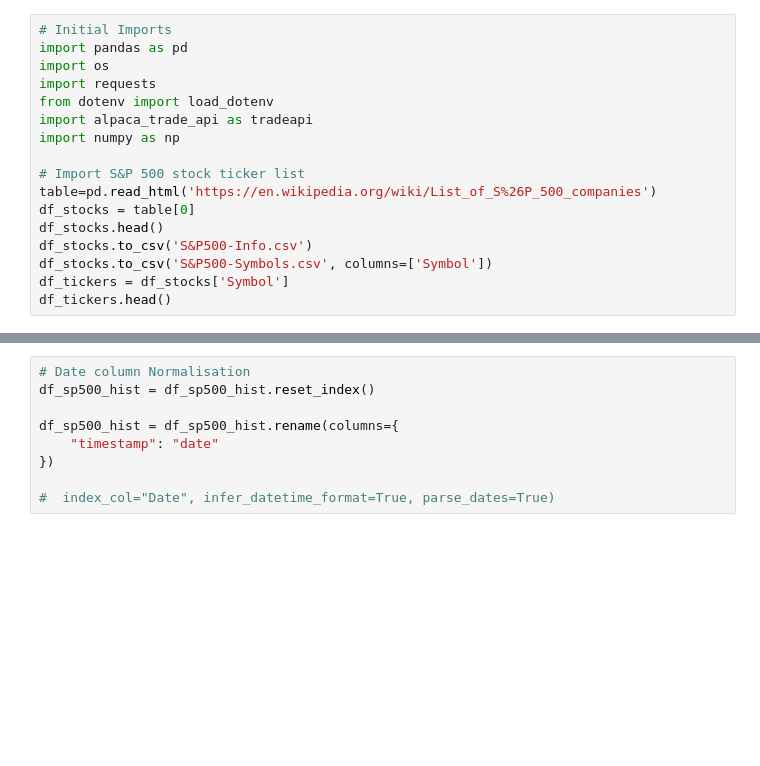
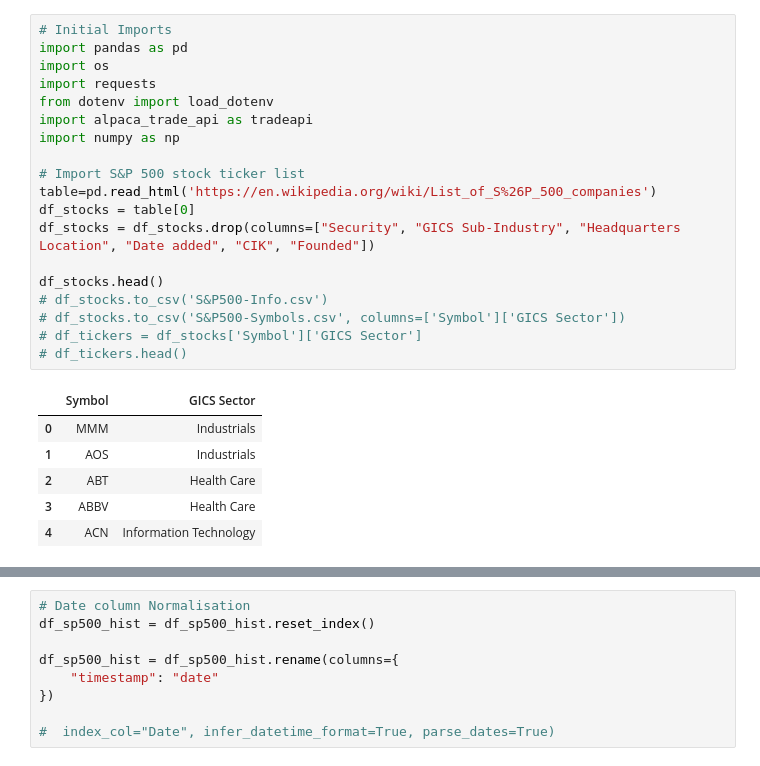
Before and after one commit to sdholmstrom/Project-1---Team-1, a Jupyter notebook: project_1_sh.ipynb, the cells around one changed output, grey strips where cells are left out. Drawn from its saved outputs; the diff is of its cells as text; blank space fills up the shorter version.

```diff
--- a/project_1_sh.ipynb
+++ b/project_1_sh.ipynb
@@ -1,19 +1,28 @@
 # %%
 # Initial Imports
 import pandas as pd
 import os
 import requests
 from dotenv import load_dotenv
 import alpaca_trade_api as tradeapi
 import numpy as np
 
 # Import S&P 500 stock ticker list
 table=pd.read_html('https://en.wikipedia.org/wiki/List_of_S%26P_500_companies')
 df_stocks = table[0]
+df_stocks = df_stocks.drop(columns=["Security", "GICS Sub-Industry", "Headquarters Location", "Date added", "CIK", "Founded"])
+
 df_stocks.head()
-df_stocks.to_csv('S&P500-Info.csv')
-df_stocks.to_csv('S&P500-Symbols.csv', columns=['Symbol'])
-df_tickers = df_stocks['Symbol']
-df_tickers.head()
+# df_stocks.to_csv('S&P500-Info.csv')
+# df_stocks.to_csv('S&P500-Symbols.csv', columns=['Symbol']['GICS Sector'])
+# df_tickers = df_stocks['Symbol']['GICS Sector']
+# df_tickers.head()
+# %% [output]
+|  | Symbol | GICS Sector |
+| 0 | MMM | Industrials |
+| 1 | AOS | Industrials |
+| 2 | ABT | Health Care |
+| 3 | ABBV | Health Care |
+| 4 | ACN | Information Technology |
 # %%
 load_dotenv()
```
Also changed, not shown: parts of 12 cells of this notebook, 2 other files.
